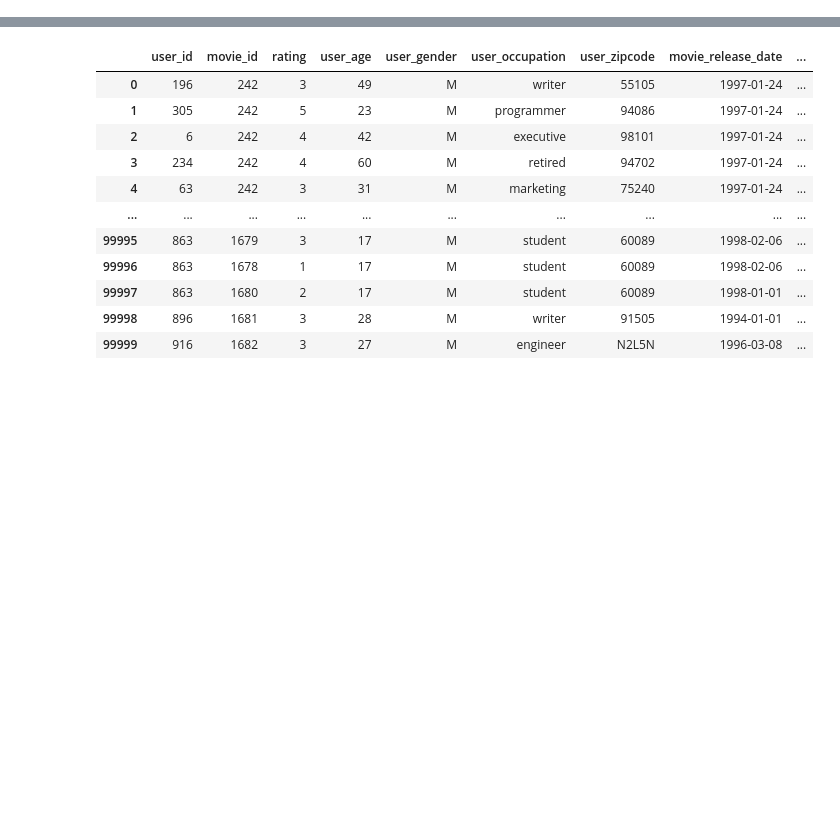
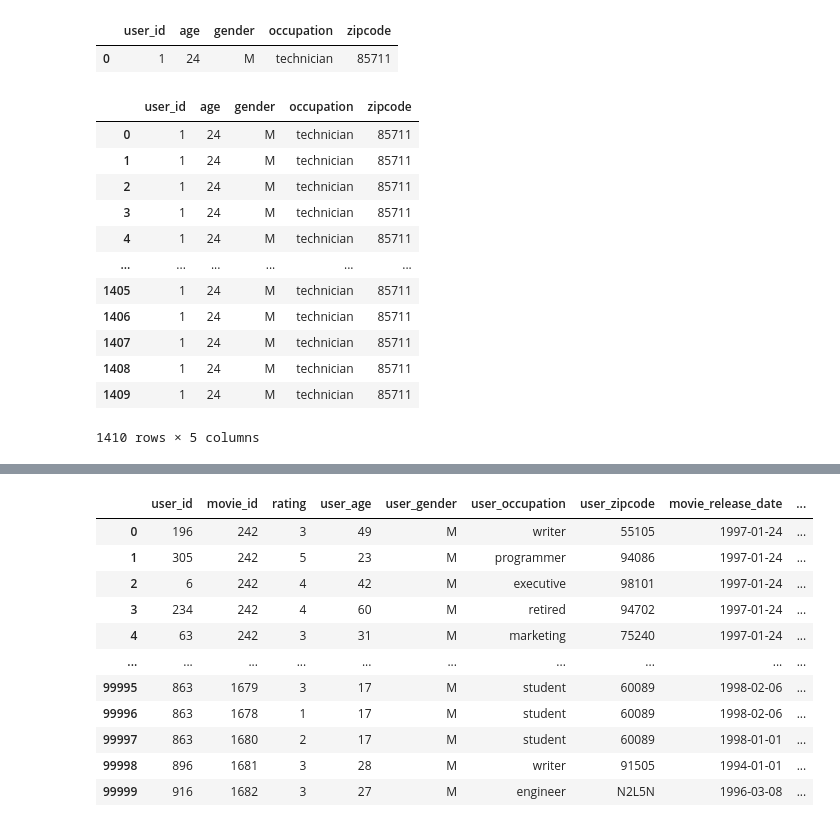
Before and after one commit to ltnguyen1710/recomendation-system, a Jupyter notebook: CONTROL/testfile.ipynb, the cells around one changed output, grey strips where cells are left out. Cells and saved outputs as stored; diff of their text form; code cells hidden in the pictures; blank space fills up the shorter version.

```diff
--- a/CONTROL/testfile.ipynb
+++ b/CONTROL/testfile.ipynb
@@ -9,0 +33,6 @@ data_manager=MovieLens100kDataManager()
+# %%
+user = users[users['user_id'] == 1].reset_index().drop(columns=['index'])
+user
+# %% [output]
+|  | user_id | age | gender | occupation | zipcode |
+| 0 | 1 | 24 | M | technician | 85711 |
@@ -9,0 +42,16 @@ data_manager=MovieLens100kDataManager()
+# %%
+user
+# %% [output]
+|  | user_id | age | gender | occupation | zipcode |
+| 0 | 1 | 24 | M | technician | 85711 |
+| 1 | 1 | 24 | M | technician | 85711 |
+| 2 | 1 | 24 | M | technician | 85711 |
+| 3 | 1 | 24 | M | technician | 85711 |
+| 4 | 1 | 24 | M | technician | 85711 |
+| ... | ... | ... | ... | ... | ... |
+| 1405 | 1 | 24 | M | technician | 85711 |
+| 1406 | 1 | 24 | M | technician | 85711 |
+| 1407 | 1 | 24 | M | technician | 85711 |
+| 1408 | 1 | 24 | M | technician | 85711 |
+| 1409 | 1 | 24 | M | technician | 85711 |
+1410 rows × 5 columns
```
Also changed, not shown: parts of 6 cells of this notebook, 11 other files.
